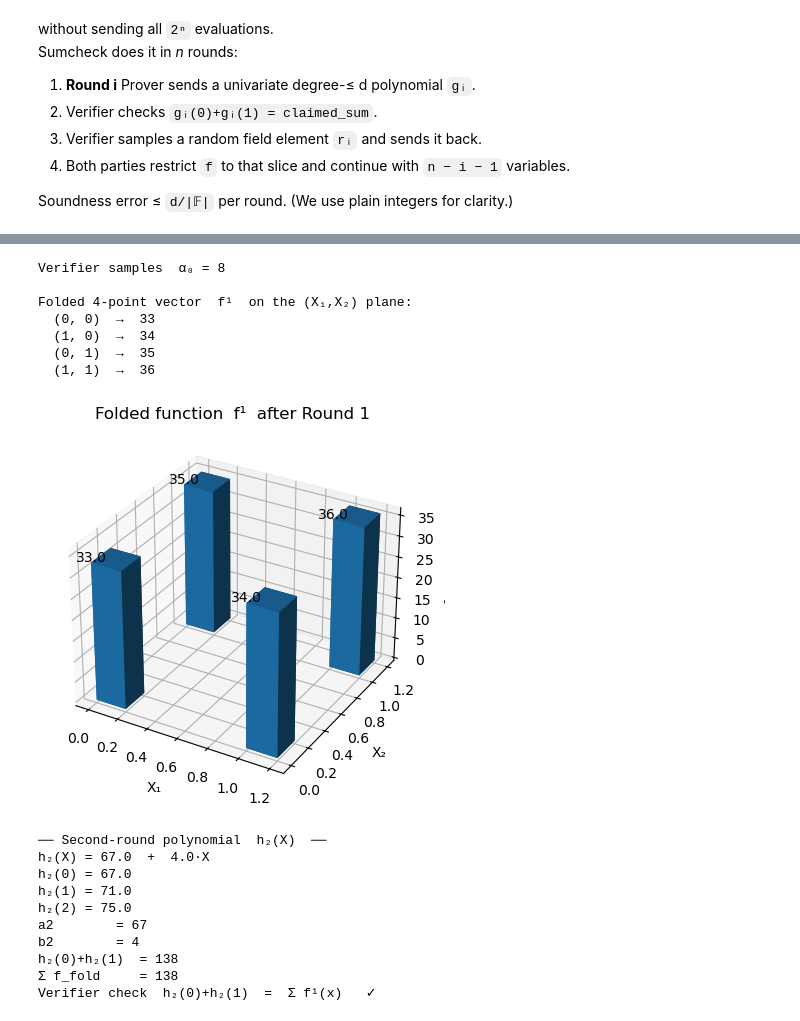
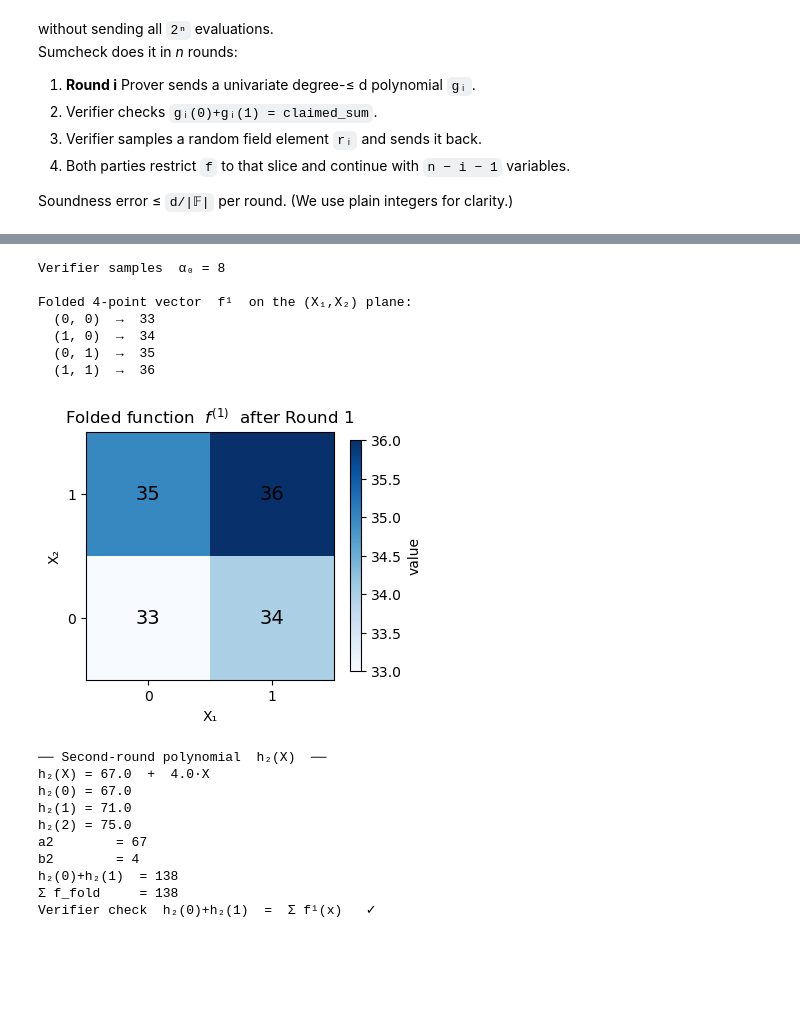
Before and after one commit to sec-bit/mle-pcs, a Jupyter notebook: basefold/basefold-notebook.ipynb, the cells around one changed output, grey strips where cells are left out. Drawn from its saved outputs; the diff is of its cells as text; code cells hidden in the pictures; blank space fills up the shorter version.

```diff
--- a/basefold/basefold-notebook.ipynb
+++ b/basefold/basefold-notebook.ipynb
@@ -31,7 +31,12 @@ def bits_of(i: int, n: int = 3):
 f_vec = [1, 2, 3, 4, 5, 6, 7, 8]               # f(0,0,0) … f(1,1,1)
 print("evaluations= ", f_vec)
 
-X = sp.symbols(f'X0:{n}')               # (X0, X1, X2)
+n = 3
+X0, X1, X2 = sp.symbols(f"x0:{n}")   # good
+X = (X0, X1, X2)              # (X0, X1, X2)
+
+f_tilde = sum(coeff * eq_tilde(bits(i, n), X)
+              for i, coeff in enumerate(f_vec))
 
 def bits(i, n):
     "Return i as an n-bit *list* (big-endian)."
@@ -118,44 +123,59 @@ h₁(2) = 24  (third evaluation sent to the verifier)
 import random
 random.seed(int(12345))        # deterministic for the demo
 
 # verifier samples α₀
 alpha0 = random.randint(2, 9)
 print(f"Verifier samples  α₀ = {alpha0}")
 
 # fold the vector:  f¹(x₁,x₂) = f(α₀, x₁, x₂)
 # even half  = indices where X₀ = 0   (0,1,2,3)
 # odd  half  = indices where X₀ = 1   (4,5,6,7)
 f_even = f_vec[0:4]
 f_odd  = f_vec[4:8]
 
 f_fold = [(1 - alpha0) * e + alpha0 * o     # (1-α)·even + α·odd
           for e, o in zip(f_even, f_odd)]
 
 print("\nFolded 4-point vector  f¹  on the (X₁,X₂) plane:")
 for idx, val in enumerate(f_fold):
     print(f"  ({bits_of(idx,2)[0]}, {bits_of(idx,2)[1]})  →  {val}")
 
-from mpl_toolkits.mplot3d import Axes3D
+import numpy as np
 import matplotlib.pyplot as plt
-fig = plt.figure()
-ax  = fig.add_subplot(111, projection='3d')
-xs, ys = zip(*[bits_of(i,2) for i in range(4)])
-zs     = f_fold
-ax.bar3d(xs, ys, [0]*4, dx=0.2, dy=0.2, dz=zs, shade=True)
-for (x, y), z in zip(zip(xs, ys), zs):
-    ax.text(x, y, z+0.2, f"{z:.1f}", ha='center')
-ax.set_xlabel("X₁"); ax.set_ylabel("X₂"); ax.set_zlabel("f¹ value")
-ax.set_title("Folded function  f¹  after Round 1")
+
+# Arrange f_fold = [f(0,0), f(1,0), f(0,1), f(1,1)] into a 2-by-2 matrix
+grid = np.array([[f_fold[0], f_fold[1]],
+                 [f_fold[2], f_fold[3]]])
+
+fig, ax = plt.subplots(figsize=(4, 4))
+im = ax.imshow(grid,
+               cmap="Blues",
+               origin="lower",            # (0,0) in the lower-left corner
+               extent=[-0.5, 1.5, -0.5, 1.5],
+               vmin=grid.min(), vmax=grid.max())
+
+# Annotate each cell with its numeric value
+for (i, j), val in np.ndenumerate(grid):
+    ax.text(j, i, f"{val:.0f}",
+            ha="center", va="center", color="black", fontsize=14)
+
+ax.set_xticks([0, 1])
+ax.set_yticks([0, 1])
+ax.set_xlabel("X₁")
+ax.set_ylabel("X₂")
+ax.set_title("Folded function  $f^{(1)}$  after Round 1")
+
+plt.colorbar(im, shrink=0.75, label="value")
 plt.show()
 # %% [output]
 Verifier samples  α₀ = 8
 
 Folded 4-point vector  f¹  on the (X₁,X₂) plane:
   (0, 0)  →  33
   (1, 0)  →  34
   (0, 1)  →  35
   (1, 1)  →  36
-[figure, old version]
+[figure, new version]
 # %%
 # partial sums over X₁
 g2_0 = f_fold[0] + f_fold[1]          # X₁ = 0  (indices 00, 01)
```
Also changed, not shown: parts of 4 cells of this notebook.
